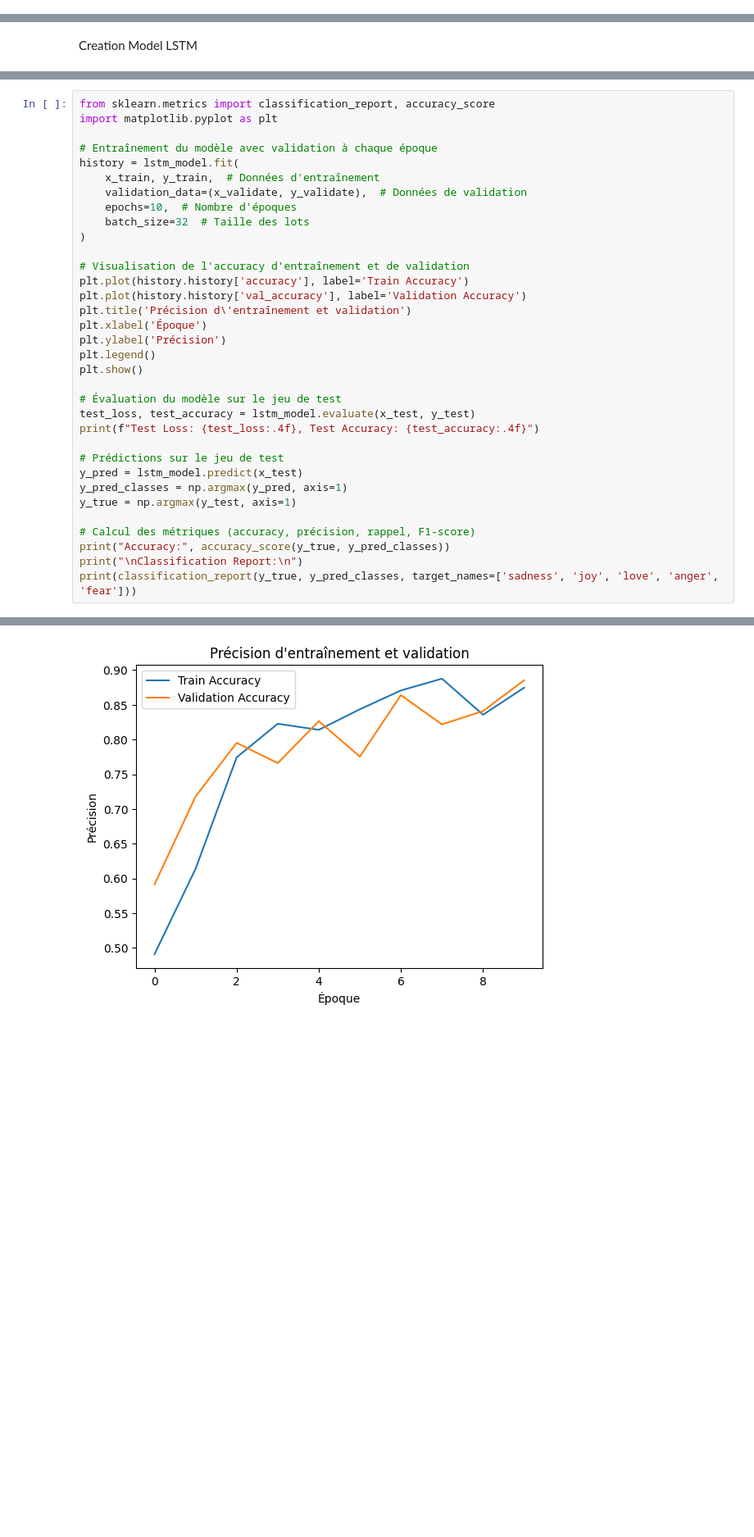
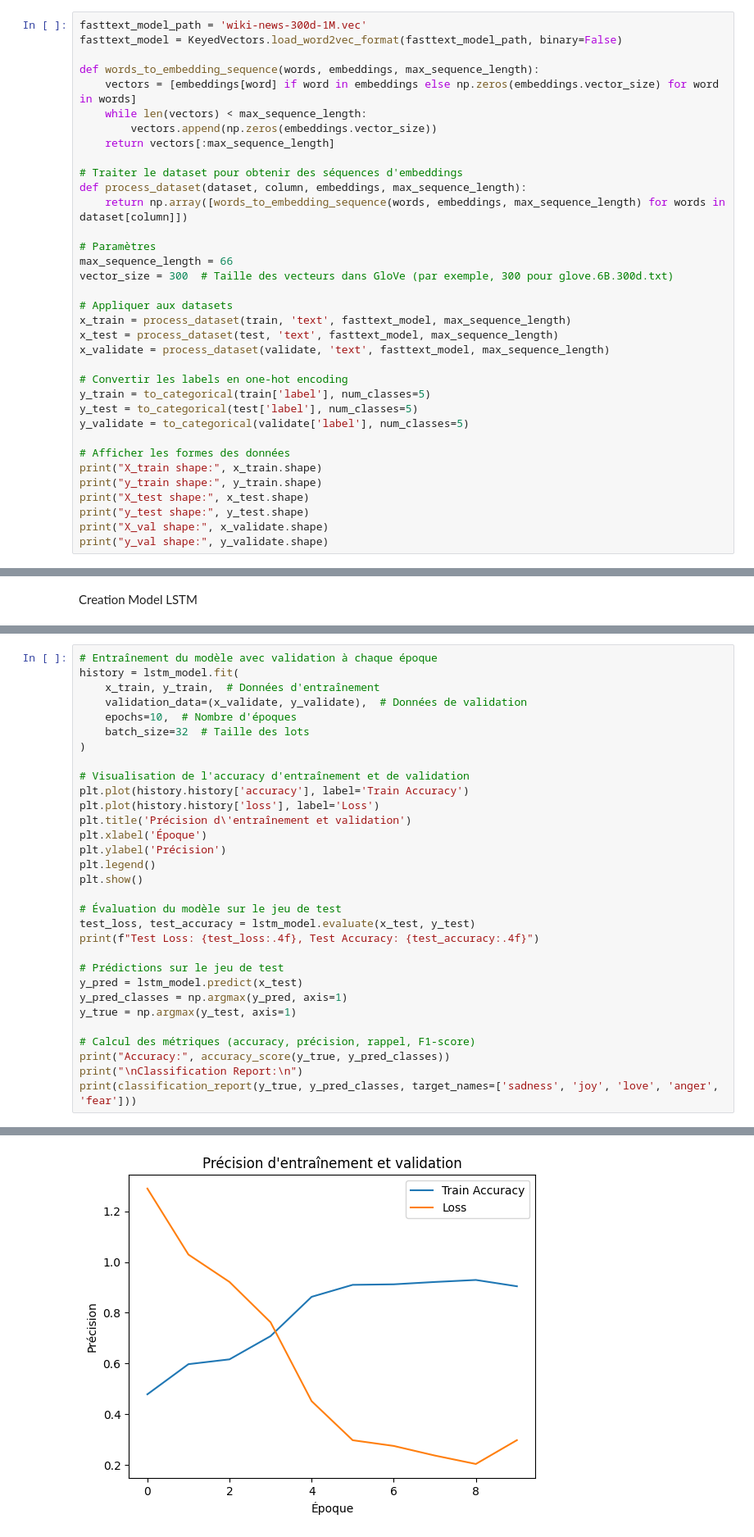
Before and after one commit to YacineAitKaci/Sentiment-Analysis-with-LSTM-model, a Jupyter notebook: TP_final.ipynb, the cells around one changed output, grey strips where cells are left out. Shown at 82% size. Drawn from its saved outputs; the diff is of its cells as text; blank space fills up the shorter version.

```diff
--- a/TP_final.ipynb
+++ b/TP_final.ipynb
@@ -122,0 +185,35 @@ y_val shape: (1919, 5)
+# %%
+fasttext_model_path = 'wiki-news-300d-1M.vec'
+fasttext_model = KeyedVectors.load_word2vec_format(fasttext_model_path, binary=False)
+
+def words_to_embedding_sequence(words, embeddings, max_sequence_length):
+    vectors = [embeddings[word] if word in embeddings else np.zeros(embeddings.vector_size) for word in words]
+    while len(vectors) < max_sequence_length:
+        vectors.append(np.zeros(embeddings.vector_size))
+    return vectors[:max_sequence_length]
+
+# Traiter le dataset pour obtenir des séquences d'embeddings
+def process_dataset(dataset, column, embeddings, max_sequence_length):
+    return np.array([words_to_embedding_sequence(words, embeddings, max_sequence_length) for words in dataset[column]])
+
+# Paramètres
+max_sequence_length = 66
+vector_size = 300  # Taille des vecteurs dans GloVe (par exemple, 300 pour glove.6B.300d.txt)
+
+# Appliquer aux datasets
+x_train = process_dataset(train, 'text', fasttext_model, max_sequence_length)
+x_test = process_dataset(test, 'text', fasttext_model, max_sequence_length)
+x_validate = process_dataset(validate, 'text', fasttext_model, max_sequence_length)
+
+# Convertir les labels en one-hot encoding
+y_train = to_categorical(train['label'], num_classes=5)
+y_test = to_categorical(test['label'], num_classes=5)
+y_validate = to_categorical(validate['label'], num_classes=5)
+
+# Afficher les formes des données
+print("X_train shape:", x_train.shape)
+print("y_train shape:", y_train.shape)
+print("X_test shape:", x_test.shape)
+print("y_test shape:", y_test.shape)
+print("X_val shape:", x_validate.shape)
+print("y_val shape:", y_validate.shape)
@@ -154,9 +254,6 @@ Model: "sequential_3"
  Trainable params: 220,293 (860.52 KB)
  Non-trainable params: 0 (0.00 B)
 # %%
-from sklearn.metrics import classification_report, accuracy_score
-import matplotlib.pyplot as plt
-
 # Entraînement du modèle avec validation à chaque époque
 history = lstm_model.fit(
     x_train, y_train,  # Données d'entraînement
@@ -167,7 +264,7 @@ history = lstm_model.fit(
 
 # Visualisation de l'accuracy d'entraînement et de validation
 plt.plot(history.history['accuracy'], label='Train Accuracy')
-plt.plot(history.history['val_accuracy'], label='Validation Accuracy')
+plt.plot(history.history['loss'], label='Loss')
 plt.title('Précision d\'entraînement et validation')
 plt.xlabel('Époque')
 plt.ylabel('Précision')
@@ -211 +308 @@ Epoch 10/10
-[figure, old version]
+[figure, new version]
```
Also changed, not shown: parts of 8 cells of this notebook, 1 other file.
